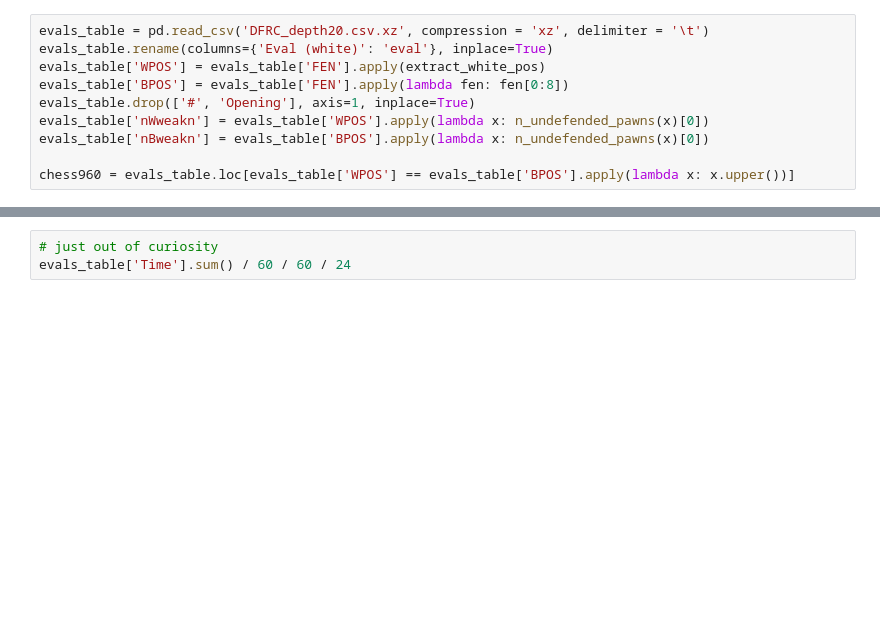
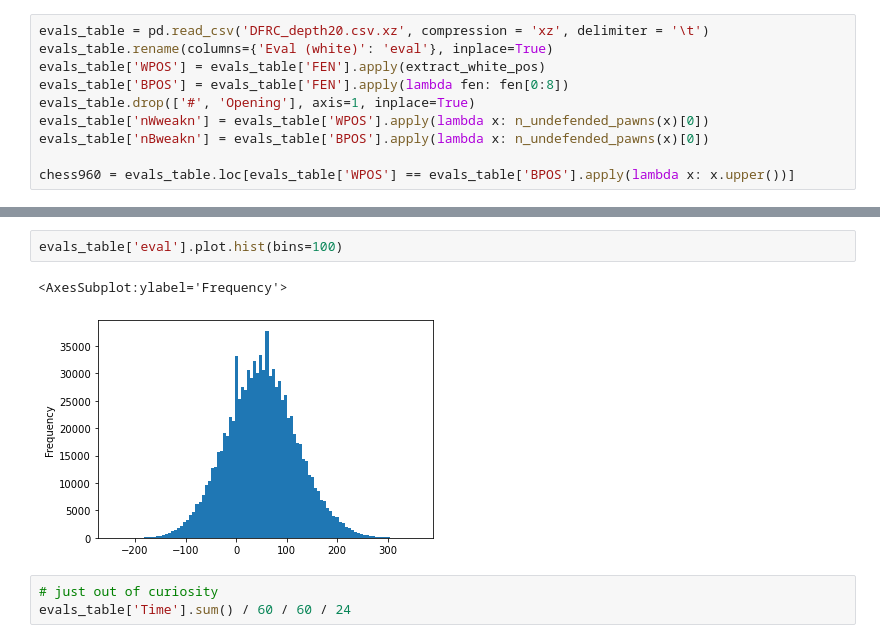
Before and after one commit to Arminius4/double-chess960-fairness, a Jupyter notebook: Fairness analysis of Double Chess960 (DFRC).ipynb, the cells around one changed output, grey strips where cells are left out. Cells and saved outputs as stored; diff of their text form; blank space fills up the shorter version.

```diff
--- a/Fairness analysis of Double Chess960 (DFRC).ipynb
+++ b/Fairness analysis of Double Chess960 (DFRC).ipynb
@@ -53,3 +65,8 @@ chess960 = evals_table.loc[evals_table['WPOS'] == evals_table['BPOS'].apply(lamb
+# %%
+evals_table['eval'].plot.hist(bins=100)
+# %% [output]
+<AxesSubplot:ylabel='Frequency'>
+[figure, added]
 # %%
 # just out of curiosity
 evals_table['Time'].sum() / 60 / 60 / 24
```
Also changed, not shown: parts of 10 cells of this notebook.
